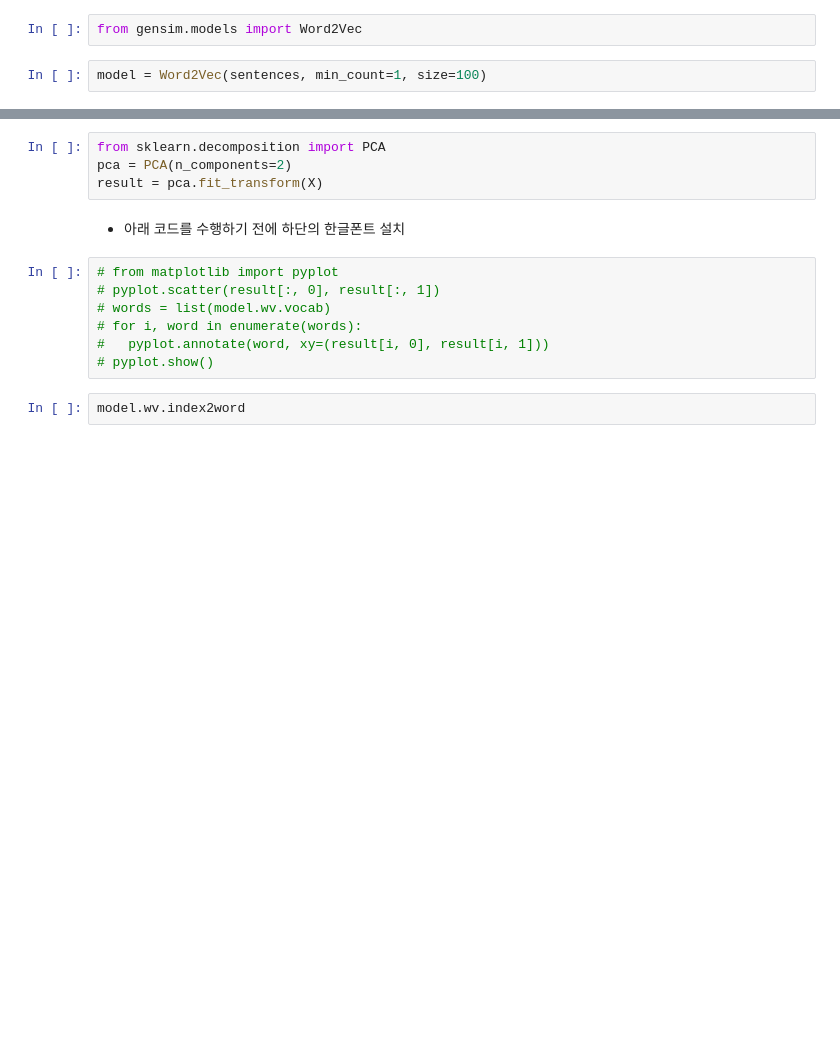
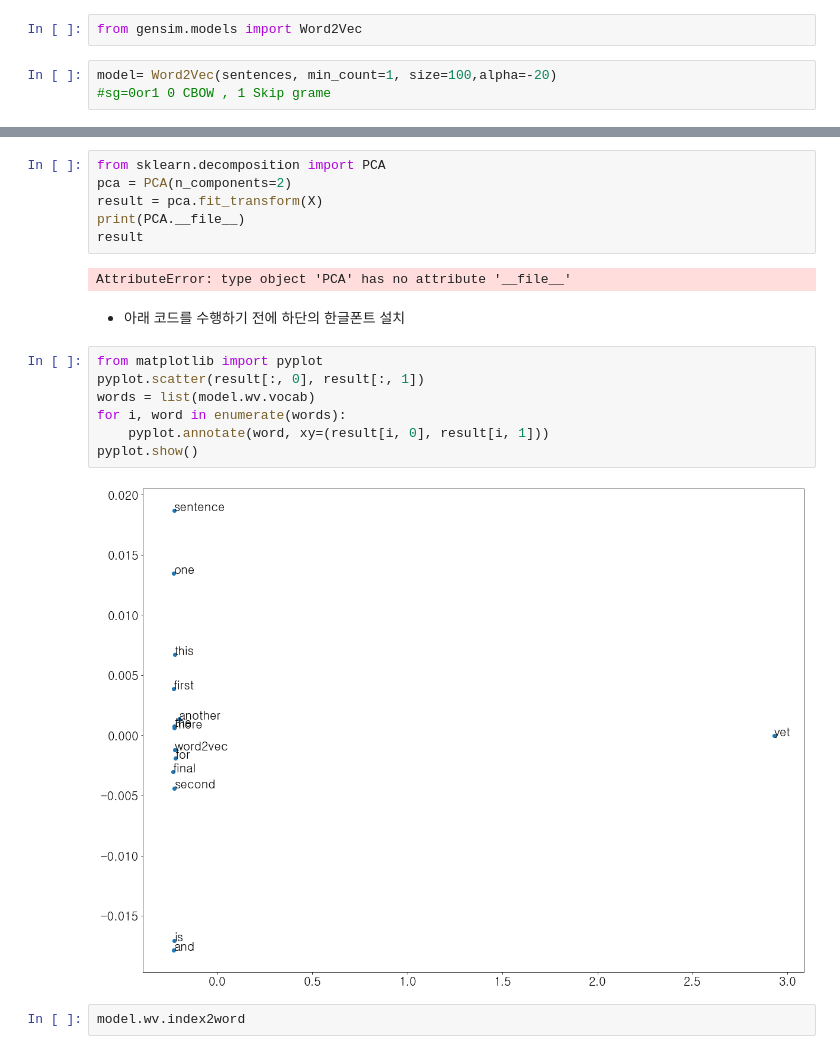
Before and after one commit to cool0505/Deep_Learning, a Jupyter notebook: lab2_nlp_base.ipynb, the cells around one changed output, grey strips where cells are left out. Drawn from its saved outputs; the diff is of its cells as text; blank space fills up the shorter version.

```diff
--- a/lab2_nlp_base.ipynb
+++ b/lab2_nlp_base.ipynb
@@ -105,7 +107,8 @@ Note: you may need to restart the kernel to use updated packages.
 # %%
 from gensim.models import Word2Vec
 # %%
-model = Word2Vec(sentences, min_count=1, size=100)
+model= Word2Vec(sentences, min_count=1, size=100,alpha=-20)
+#sg=0or1 0 CBOW , 1 Skip grame
 # %%
 # summarize the loaded model
 print(model)
@@ -152,15 +171,21 @@ X = model[model.wv.vocab]
 from sklearn.decomposition import PCA
 pca = PCA(n_components=2)
 result = pca.fit_transform(X)
+print(PCA.__file__)
+result
+# %% [output]
+AttributeError: type object 'PCA' has no attribute '__file__'
 # %% [markdown]
 - 아래 코드를 수행하기 전에 하단의 한글폰트 설치
 # %%
-# from matplotlib import pyplot
-# pyplot.scatter(result[:, 0], result[:, 1])
-# words = list(model.wv.vocab)
-# for i, word in enumerate(words):
-# 	pyplot.annotate(word, xy=(result[i, 0], result[i, 1]))
-# pyplot.show()
+from matplotlib import pyplot
+pyplot.scatter(result[:, 0], result[:, 1])
+words = list(model.wv.vocab)
+for i, word in enumerate(words):
+	pyplot.annotate(word, xy=(result[i, 0], result[i, 1]))
+pyplot.show()
+# %% [output]
+[figure, added]
 # %%
 model.wv.index2word
 # %% [output]
```
Also changed, not shown: parts of 6 cells of this notebook, 3 other files.
